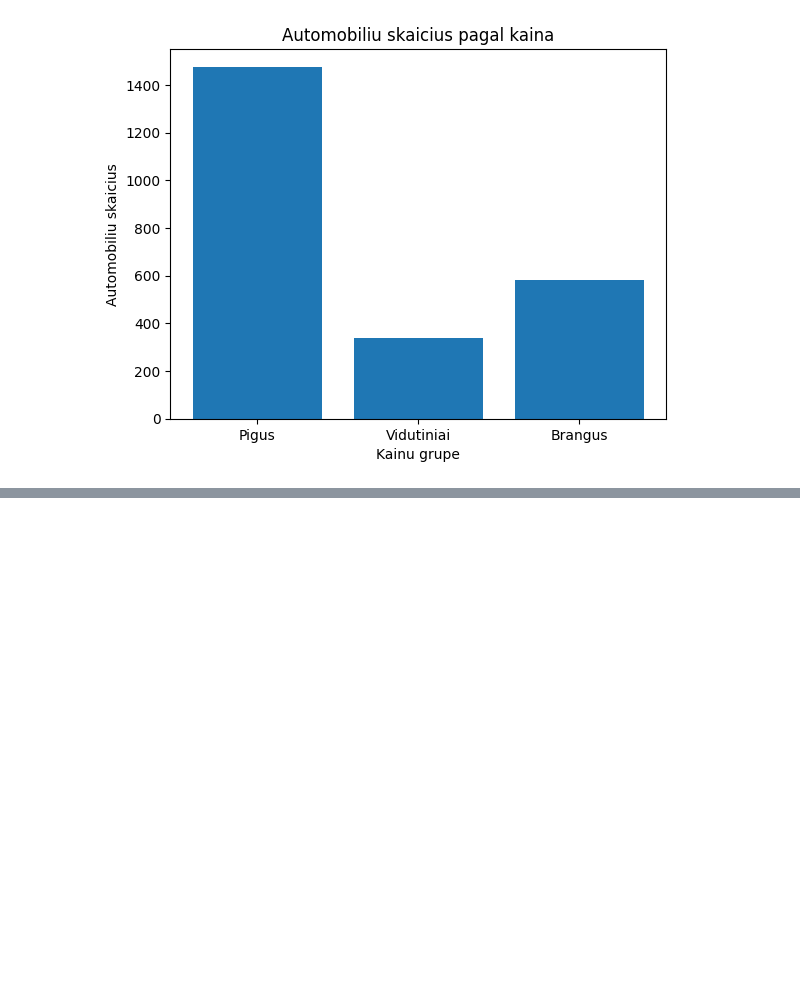
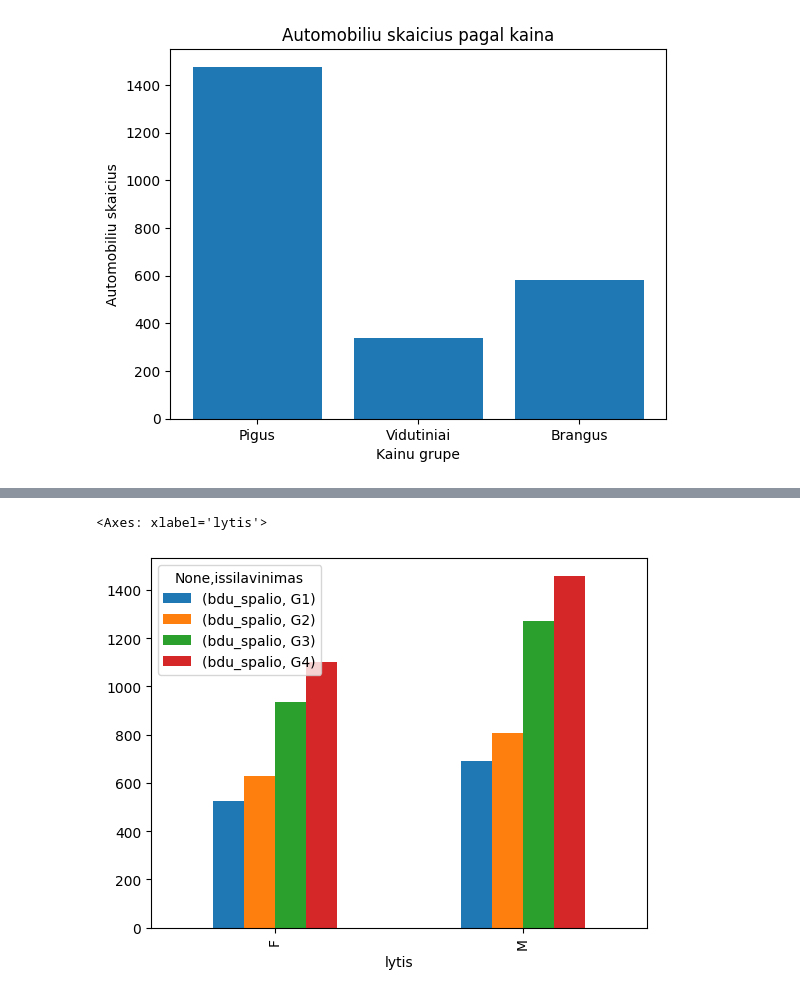
Before and after one commit to Vatakill/JupyterNotebooksR, a Jupyter notebook: pandos.ipynb, the cells around one changed output, grey strips where cells are left out. Drawn from its saved outputs; the diff is of its cells as text; code cells hidden in the pictures; blank space fills up the shorter version.

```diff
--- a/pandos.ipynb
+++ b/pandos.ipynb
@@ -1243,0 +1671,5 @@ print(ilg)
+# %%
+dugr.mean(numeric_only=True).unstack().plot(kind='bar')
+# %% [output]
+<Axes: xlabel='lytis'>
+[figure, added]
```
Also changed, not shown: parts of 100 cells of this notebook, 8 other files.
